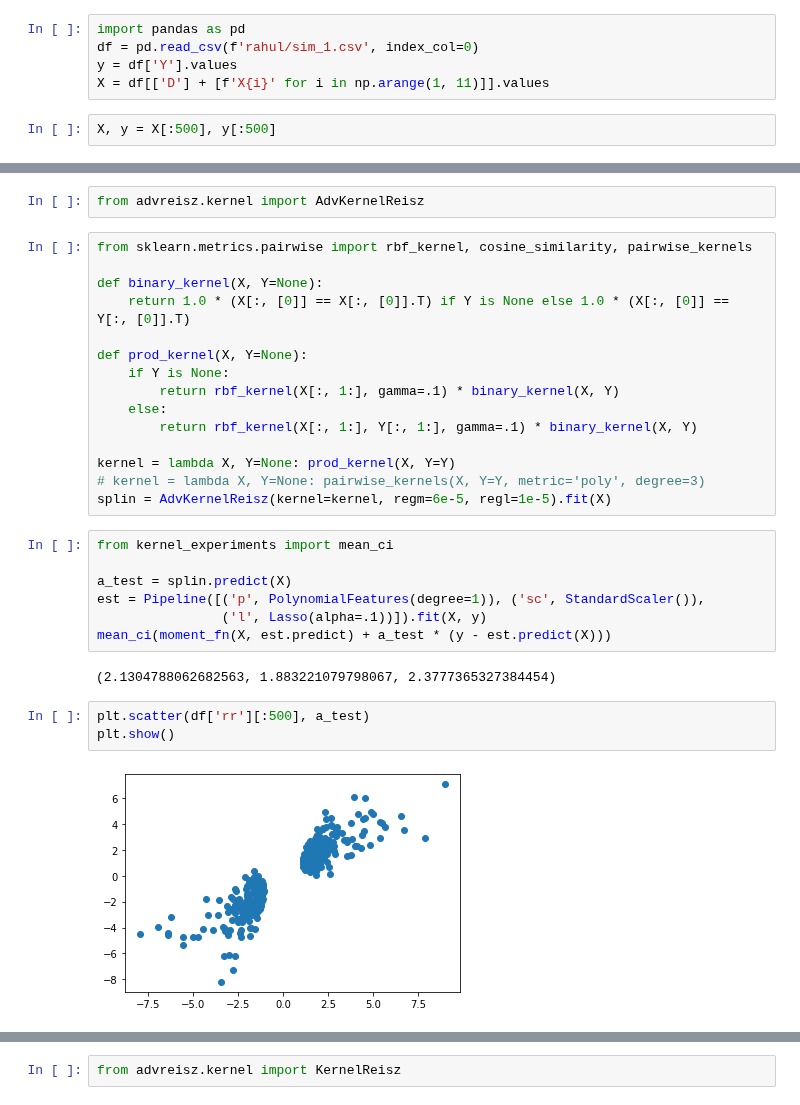
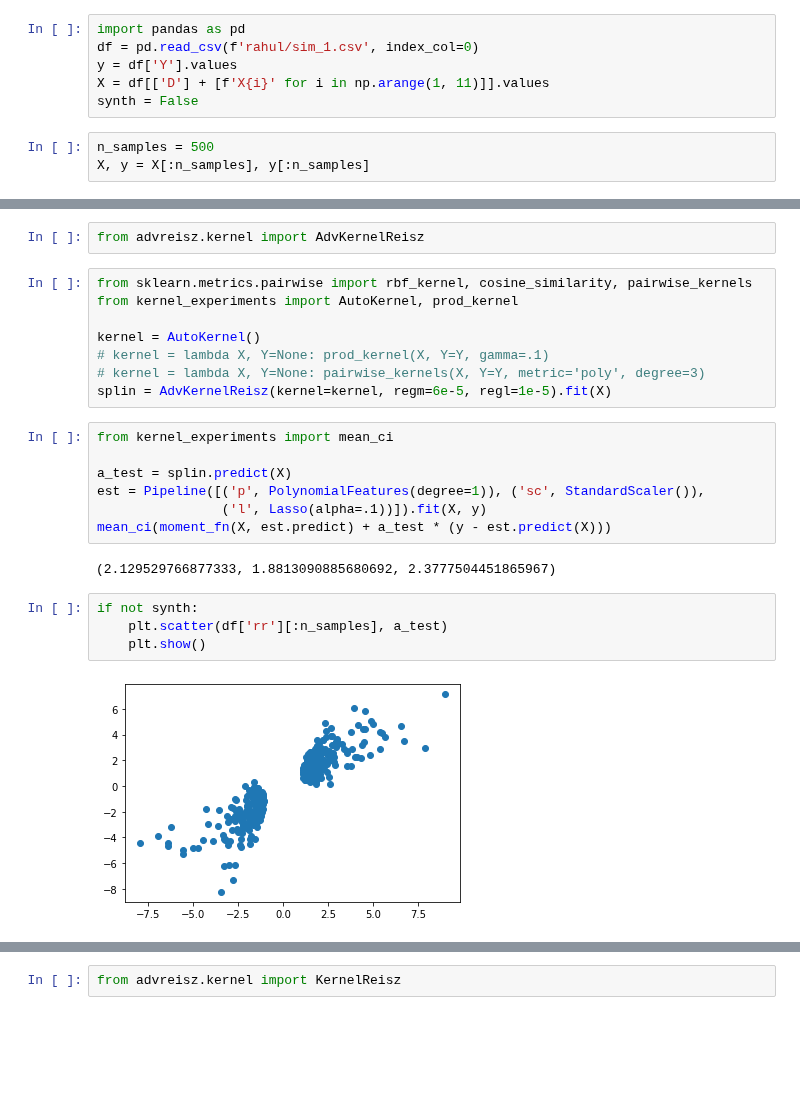
Before and after one commit to syrgkanislab/adversarial_reisz, a Jupyter notebook: LinearAdversarialReisz-local.ipynb, the cells around one changed output, grey strips where cells are left out. Drawn from its saved outputs; the diff is of its cells as text; blank space fills up the shorter version.

Commit message:
added adaptive selection of gamma

```diff
--- a/LinearAdversarialReisz-local.ipynb
+++ b/LinearAdversarialReisz-local.ipynb
@@ -456,25 +457,20 @@ import pandas as pd
 df = pd.read_csv(f'rahul/sim_1.csv', index_col=0)
 y = df['Y'].values
 X = df[['D'] + [f'X{i}' for i in np.arange(1, 11)]].values
+synth = False
-# %%
-X, y = X[:500], y[:500]
+# %%
+n_samples = 500
+X, y = X[:n_samples], y[:n_samples]
 # %%
 Xtest = X.copy()
 # %%
 from advreisz.kernel import AdvKernelReisz
 # %%
 from sklearn.metrics.pairwise import rbf_kernel, cosine_similarity, pairwise_kernels
+from kernel_experiments import AutoKernel, prod_kernel
 
-def binary_kernel(X, Y=None):
-    return 1.0 * (X[:, [0]] == X[:, [0]].T) if Y is None else 1.0 * (X[:, [0]] == Y[:, [0]].T)
-
-def prod_kernel(X, Y=None):
-    if Y is None:
-        return rbf_kernel(X[:, 1:], gamma=.1) * binary_kernel(X, Y)
-    else:
-        return rbf_kernel(X[:, 1:], Y[:, 1:], gamma=.1) * binary_kernel(X, Y)
-
-kernel = lambda X, Y=None: prod_kernel(X, Y=Y)
+kernel = AutoKernel()
+# kernel = lambda X, Y=None: prod_kernel(X, Y=Y, gamma=.1)
 # kernel = lambda X, Y=None: pairwise_kernels(X, Y=Y, metric='poly', degree=3)
 splin = AdvKernelReisz(kernel=kernel, regm=6e-5, regl=1e-5).fit(X)
 # %%
@@ -485,10 +481,11 @@ est = Pipeline([('p', PolynomialFeatures(degree=1)), ('sc', StandardScaler()),
                 ('l', Lasso(alpha=.1))]).fit(X, y)
 mean_ci(moment_fn(X, est.predict) + a_test * (y - est.predict(X)))
 # %% [output]
-(2.1304788062682563, 1.883221079798067, 2.3777365327384454)
+(2.129529766877333, 1.8813090885680692, 2.3777504451865967)
 # %%
-plt.scatter(df['rr'][:500], a_test)
-plt.show()
+if not synth:
+    plt.scatter(df['rr'][:n_samples], a_test)
+    plt.show()
 # %% [output]
-[figure, old version]
+[figure, new version]
 # %%
```
Also changed, not shown: parts of 11 cells of this notebook, 2 other files.
